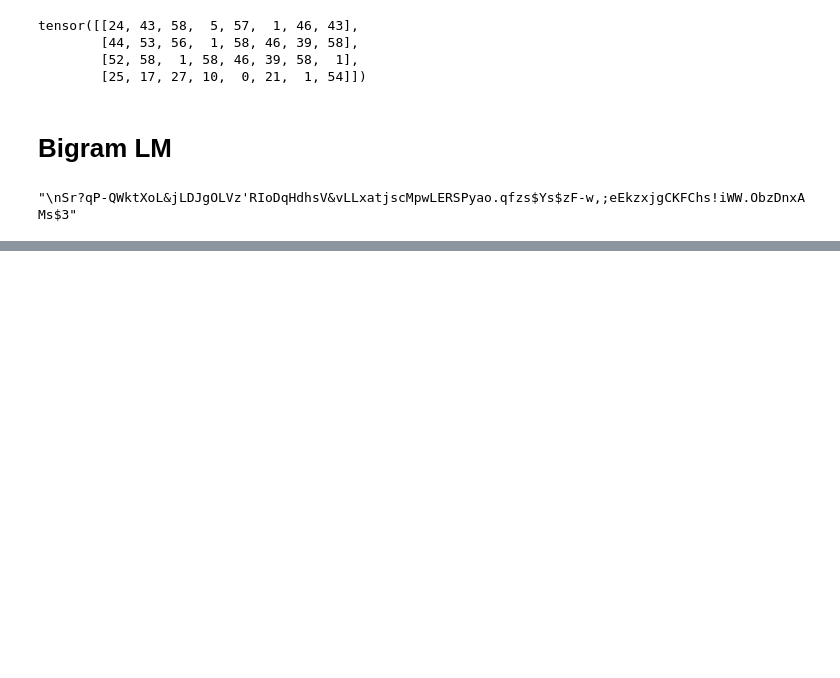
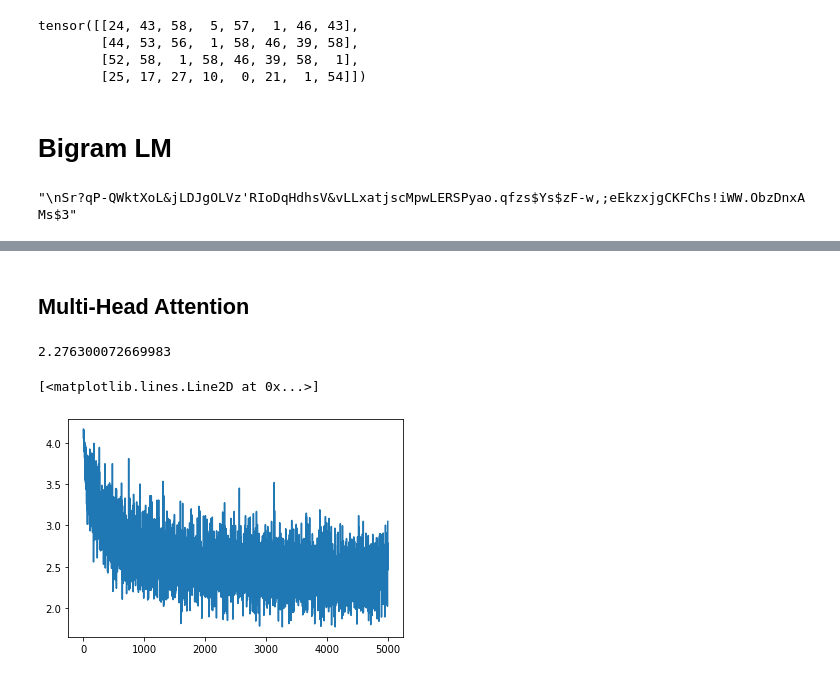
Before and after one commit to MiscellaneousStuff/gpt-scratch, a Jupyter notebook: main.ipynb, the cells around one changed output, grey strips where cells are left out. Cells and saved outputs as stored; diff of their text form; code cells hidden in the pictures; blank space fills up the shorter version.

```diff
--- a/main.ipynb
+++ b/main.ipynb
@@ -270,0 +536,4 @@ An bitozake
+# %%
+idx = torch.zeros((1, 1), dtype=torch.long)
+pred = model.generate(idx = idx, max_new_tokens=300)[0].tolist()
+print(decode(pred))
@@ -270,0 +552,9 @@ An bitozake
+# %% [markdown]
+## Multi-Head Attention
+# %%
+class MultiHeadAttention(nn.Module):
+    def __init__(self, num_heads, head_size, n_embed):
+        super().__init__()
+        self.heads = nn.ModuleList([Head(head_size, n_embed) for _ in range(num_heads)])
+    def forward(self, x):
+        return torch.cat([h(x) for h in self.heads], dim=-1) # concat over channel dimension
@@ -270,0 +604,23 @@ An bitozake
+# %%
+model = MultiHeadAttentionModel(vocab_len, block_size=8, head_size=16, n_embed=32, device="cpu")
+optim = torch.optim.AdamW(model.parameters(), lr=1e-3) # 3e-4 better for real network
+
+bs = 32
+losses = []
+for step in range(5000):
+    xb, yb = get_batch("train")
+
+    # print("xb.shape, yb.shape:", xb.shape, yb.shape)
+    logits, loss = model(xb, yb)
+    optim.zero_grad(set_to_none=True)
+    loss.backward()
+    optim.step()
+
+    losses.append(loss.item())
+# %%
+print(sum(losses[-10:-1]) / 10)
+plt.plot(losses)
+# %% [output]
+2.276300072669983
+[<matplotlib.lines.Line2D at 0x...>]
+[figure, added]
```
Also changed, not shown: parts of 30 cells of this notebook.
